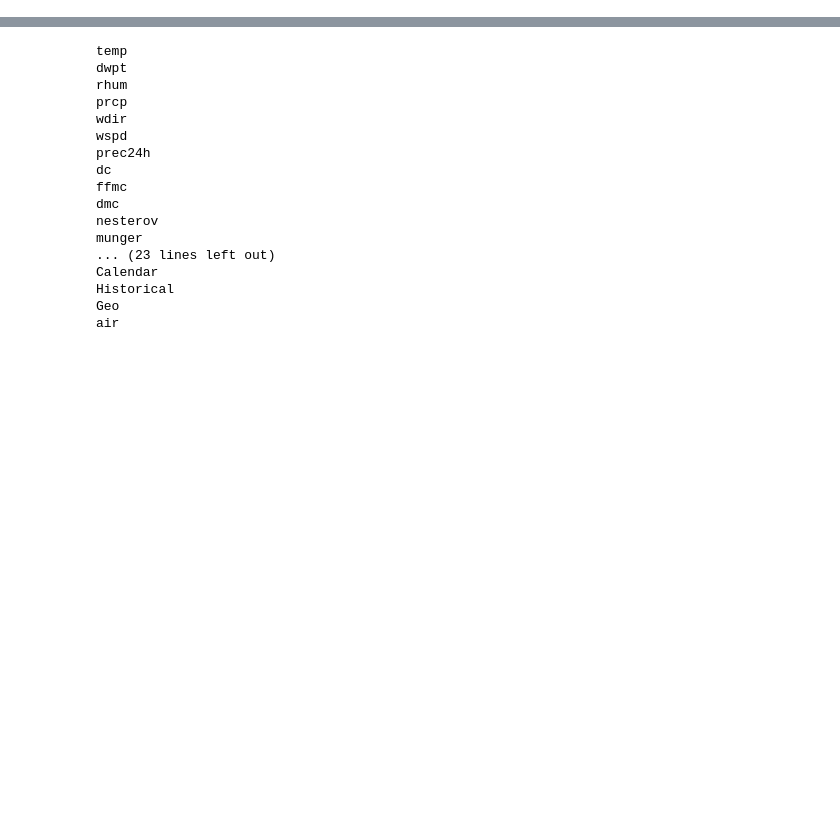
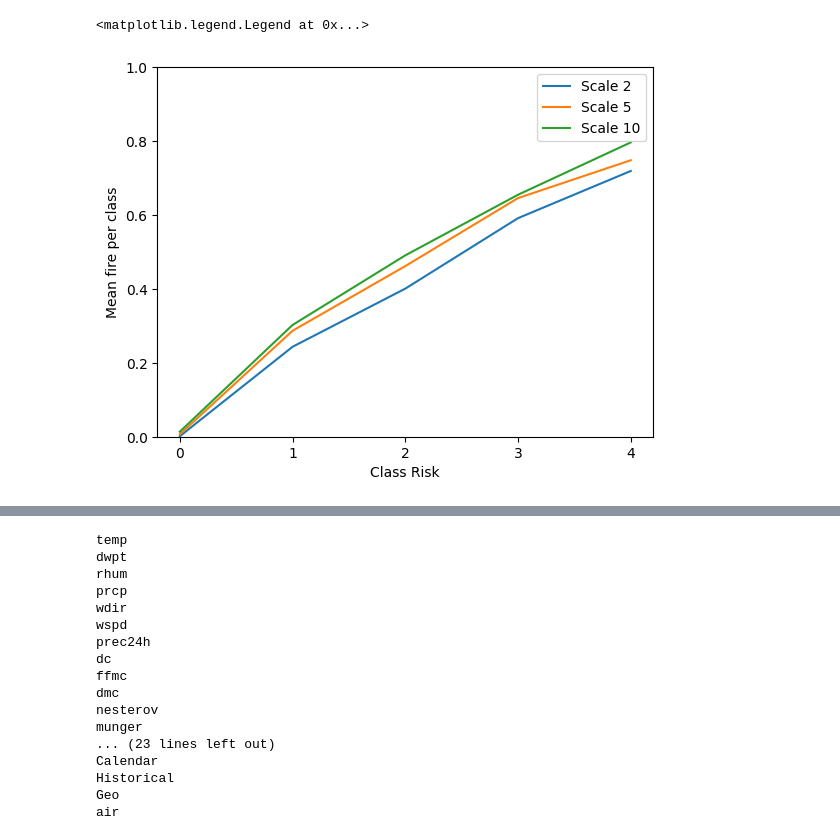
Before and after one commit to NicolasCaronPro/ST-GNN-for-wildifre-prediction, a Jupyter notebook: Prediction/GNN/check_Y.ipynb, the cells around one changed output, grey strips where cells are left out. Cells and saved outputs as stored; diff of their text form; code cells hidden in the pictures; blank space fills up the shorter version.

```diff
--- a/Prediction/GNN/check_Y.ipynb
+++ b/Prediction/GNN/check_Y.ipynb
@@ -47,0 +68,2 @@ plt.plot(X[:, pos_feature['Historical']])
+# %%
+allMonth = [date.split('-')[1] for date in allDates]
@@ -47,0 +154,12 @@ plt.plot(X[:, pos_feature['Historical']])
+# %%
+for sc in scales:
+    plt.plot(np.arange(5), means[sc],label='Scale ' + sc)
+
+plt.xticks([0,1,2,3,4])
+plt.ylim(0, 1)
+plt.ylabel('Mean fire per class')
+plt.xlabel('Class Risk')
+plt.legend()
+# %% [output]
+<matplotlib.legend.Legend at 0x...>
+[figure, added]
```
Also changed, not shown: parts of 14 cells of this notebook, 24 other files.
